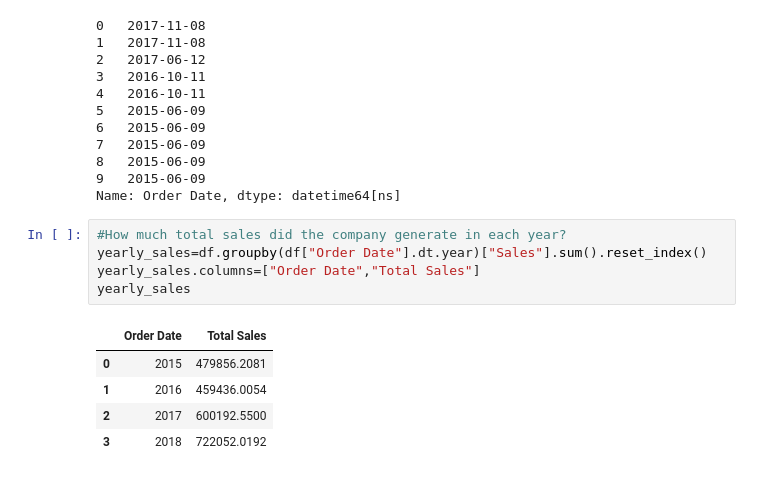
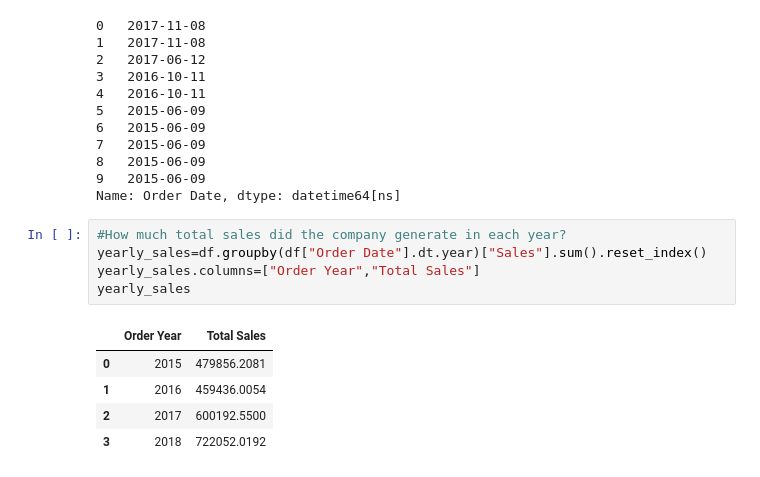
Before and after one commit to yashpawar-99/ecommerce-sales-analysis, a Jupyter notebook: notebooks/04_time_series_analysis.ipynb, the cells around one changed output. Cells and saved outputs as stored; diff of their text form.

```diff
--- a/notebooks/04_time_series_analysis.ipynb
+++ b/notebooks/04_time_series_analysis.ipynb
@@ -88,10 +88,10 @@ Name: Order Date, dtype: datetime64[ns]
 # %%
 #How much total sales did the company generate in each year?
 yearly_sales=df.groupby(df["Order Date"].dt.year)["Sales"].sum().reset_index()
-yearly_sales.columns=["Order Date","Total Sales"]
+yearly_sales.columns=["Order Year","Total Sales"]
 yearly_sales
 # %% [output]
-|  | Order Date | Total Sales |
+|  | Order Year | Total Sales |
 | 0 | 2015 | 479856.2081 |
 | 1 | 2016 | 459436.0054 |
 | 2 | 2017 | 600192.5500 |
```
Also changed, not shown: parts of 4 cells of this notebook.
